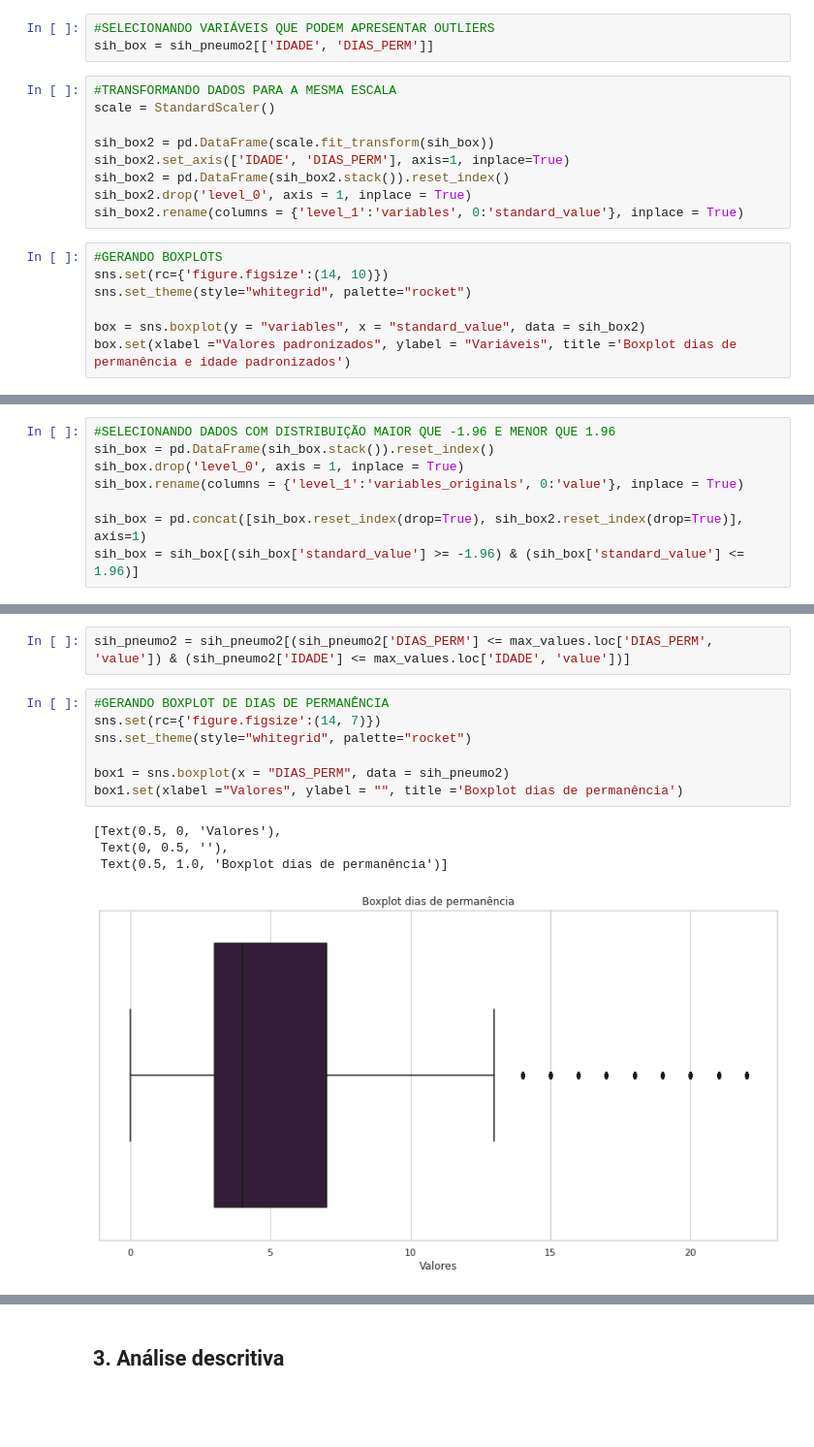
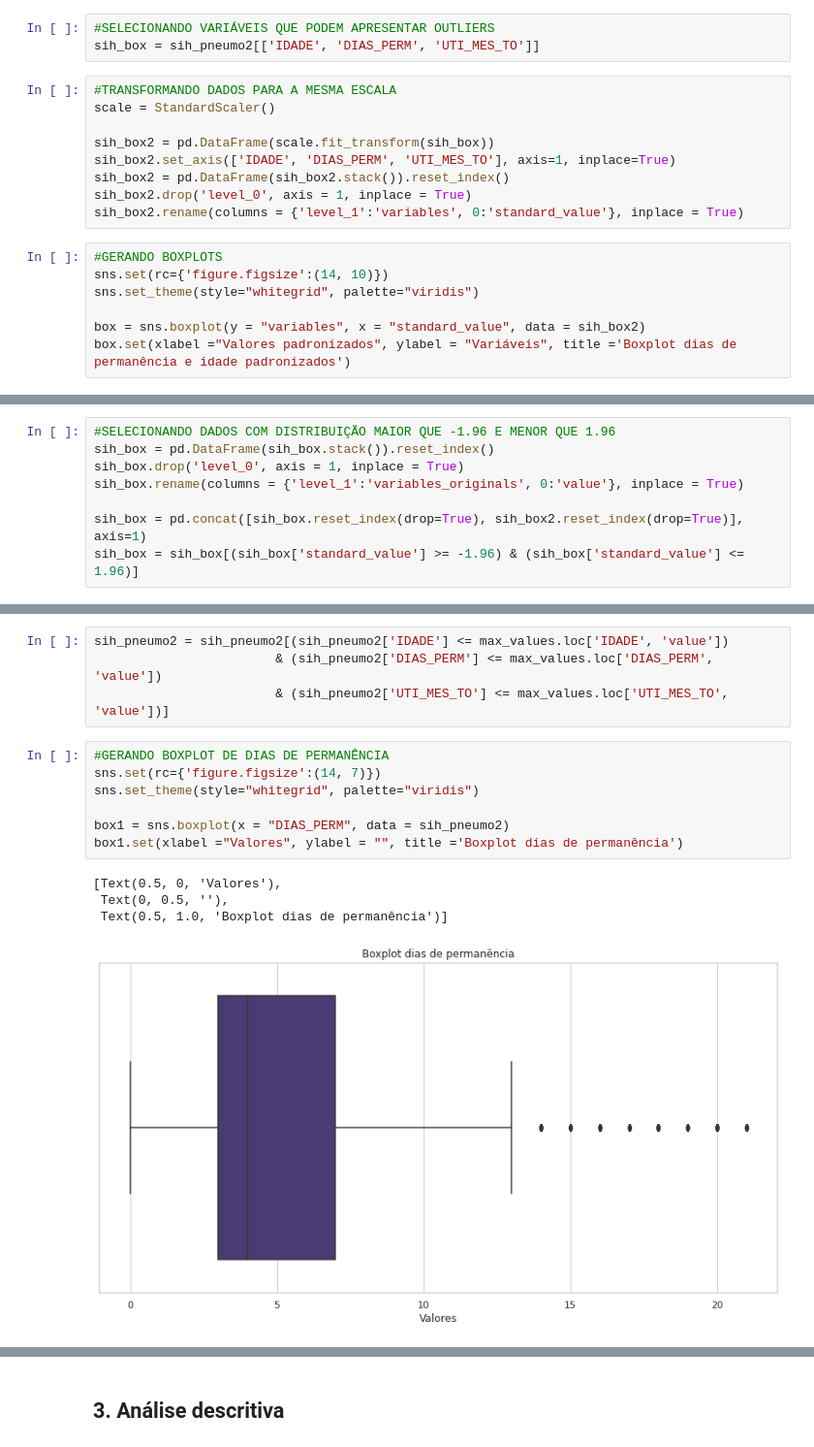
Before and after one commit to daniellybx/projeto_predicao_pneumonia, a Jupyter notebook: 02_analise_exploratoria.ipynb, the cells around one changed output, grey strips where cells are left out. Shown at 97% size. Cells and saved outputs as stored; diff of their text form; blank space fills up the shorter version.

```diff
--- a/02_analise_exploratoria.ipynb
+++ b/02_analise_exploratoria.ipynb
@@ -174,20 +196,20 @@ sih_pneumo2.drop(['INFEHOSP', 'UF_ZI', 'NUM_FILHOS', 'INSTRU', 'CID_MORTE', 'DIA
 #### 2.3 *Outliers*
 # %%
 #SELECIONANDO VARIÁVEIS QUE PODEM APRESENTAR OUTLIERS
-sih_box = sih_pneumo2[['IDADE', 'DIAS_PERM']]
+sih_box = sih_pneumo2[['IDADE', 'DIAS_PERM', 'UTI_MES_TO']]
 # %%
 #TRANSFORMANDO DADOS PARA A MESMA ESCALA
 scale = StandardScaler()
 
 sih_box2 = pd.DataFrame(scale.fit_transform(sih_box))
-sih_box2.set_axis(['IDADE', 'DIAS_PERM'], axis=1, inplace=True)
+sih_box2.set_axis(['IDADE', 'DIAS_PERM', 'UTI_MES_TO'], axis=1, inplace=True)
 sih_box2 = pd.DataFrame(sih_box2.stack()).reset_index()
 sih_box2.drop('level_0', axis = 1, inplace = True)
 sih_box2.rename(columns = {'level_1':'variables', 0:'standard_value'}, inplace = True)
 # %%
 #GERANDO BOXPLOTS
 sns.set(rc={'figure.figsize':(14, 10)})
-sns.set_theme(style="whitegrid", palette="rocket")
+sns.set_theme(style="whitegrid", palette="viridis")
 
 box = sns.boxplot(y = "variables", x = "standard_value", data = sih_box2)
 box.set(xlabel ="Valores padronizados", ylabel = "Variáveis", title ='Boxplot dias de permanência e idade padronizados')
@@ -222,17 +246,19 @@ min_values, max_values
 # %%
-sih_pneumo2 = sih_pneumo2[(sih_pneumo2['DIAS_PERM'] <= max_values.loc['DIAS_PERM', 'value']) & (sih_pneumo2['IDADE'] <= max_values.loc['IDADE', 'value'])]
+sih_pneumo2 = sih_pneumo2[(sih_pneumo2['IDADE'] <= max_values.loc['IDADE', 'value'])
+                        & (sih_pneumo2['DIAS_PERM'] <= max_values.loc['DIAS_PERM', 'value'])
+                        & (sih_pneumo2['UTI_MES_TO'] <= max_values.loc['UTI_MES_TO', 'value'])]
 # %%
 #GERANDO BOXPLOT DE DIAS DE PERMANÊNCIA
 sns.set(rc={'figure.figsize':(14, 7)})
-sns.set_theme(style="whitegrid", palette="rocket")
+sns.set_theme(style="whitegrid", palette="viridis")
 
 box1 = sns.boxplot(x = "DIAS_PERM", data = sih_pneumo2)
 box1.set(xlabel ="Valores", ylabel = "", title ='Boxplot dias de permanência')
 # %% [output]
 [Text(0.5, 0, 'Valores'),
  Text(0, 0.5, ''),
  Text(0.5, 1.0, 'Boxplot dias de permanência')]
-[figure, old version]
+[figure, new version]
 # %%
 #GERANDO BOXPLOT DE IDADE
 sns.set(rc={'figure.figsize':(14, 7)})
```
Also changed, not shown: parts of 37 cells of this notebook, 2 other files.
